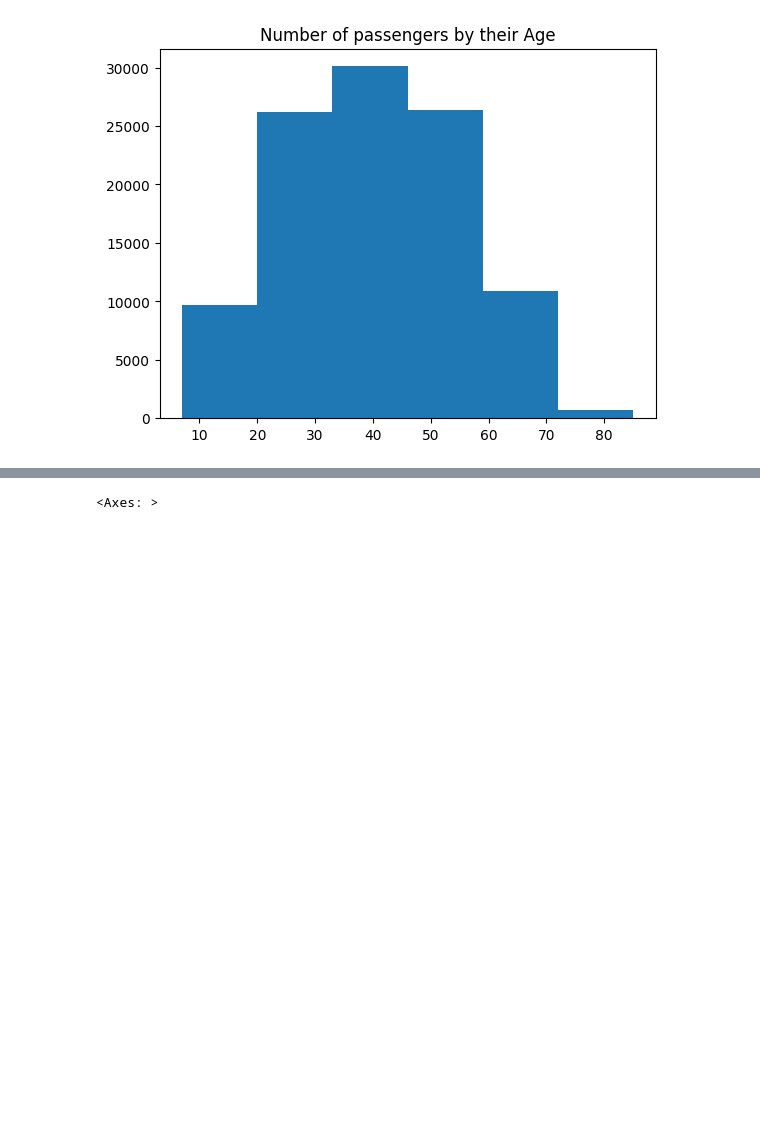
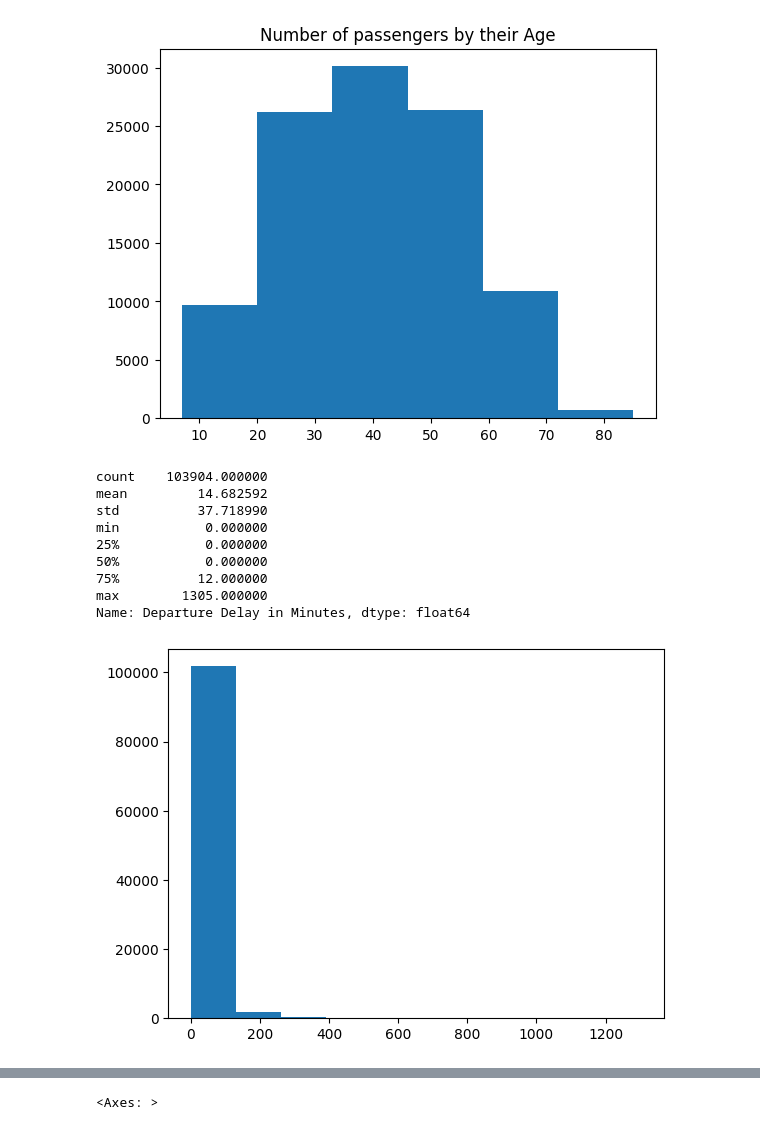
Before and after one commit to aselkabopp/airline_passenger_satisfaction, a Jupyter notebook: airline_passenger_satisfaction.ipynb, the cells around one changed output, grey strips where cells are left out. Saved outputs shown, nothing was run; the diff lists cells and outputs as text; code cells hidden in the pictures; blank space fills up the shorter version.

```diff
--- a/airline_passenger_satisfaction.ipynb
+++ b/airline_passenger_satisfaction.ipynb
@@ -181,3 +178,17 @@ plt.title("Number of passengers by their Age")
 # %% [output]
 Text(0.5, 1.0, 'Number of passengers by their Age')
 [figure]
+# %%
+plt.hist(X_train["Departure Delay in Minutes"])
+X_train["Departure Delay in Minutes"].describe()
+# %% [output]
+count    103904.000000
+mean         14.682592
+std          37.718990
+min           0.000000
+25%           0.000000
+50%           0.000000
+75%          12.000000
+max        1305.000000
+Name: Departure Delay in Minutes, dtype: float64
+[figure, added]
```
Also changed, not shown: parts of 8 cells of this notebook.
